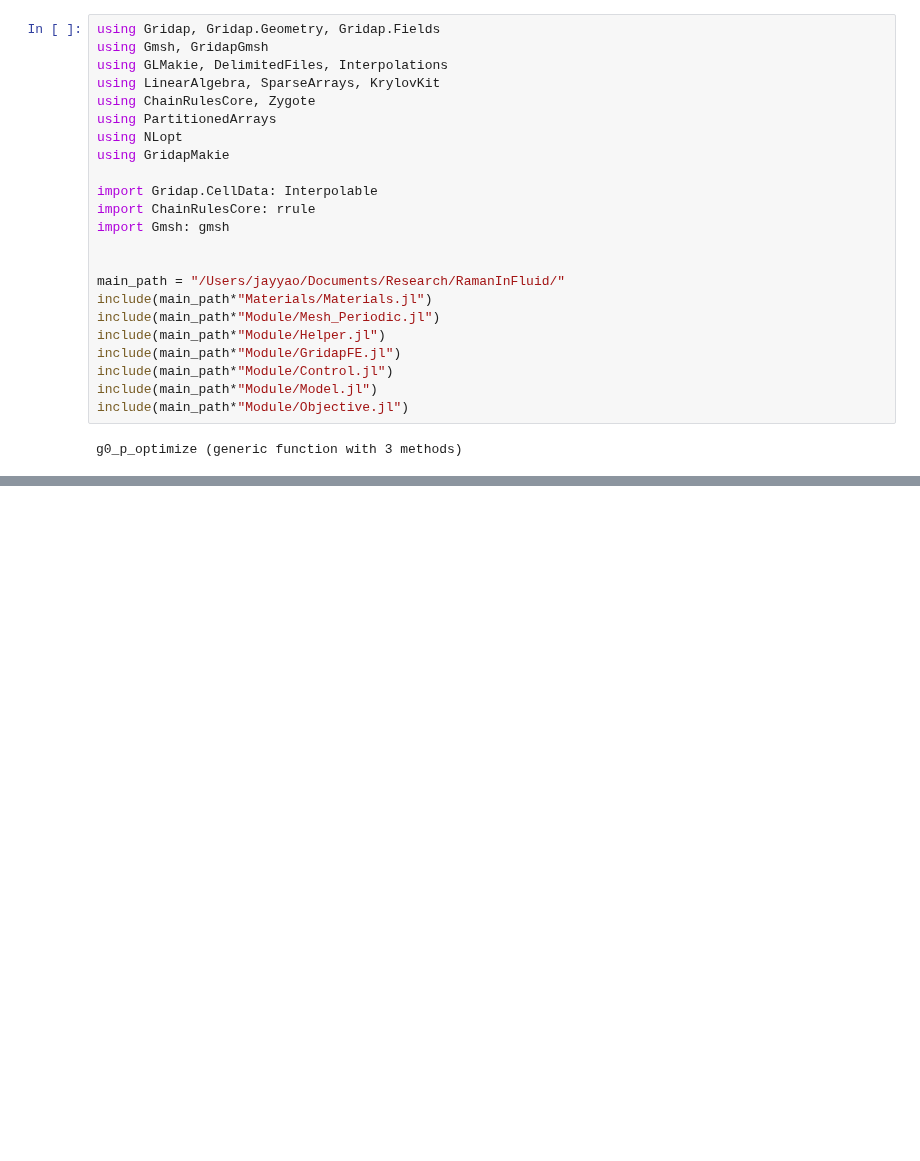
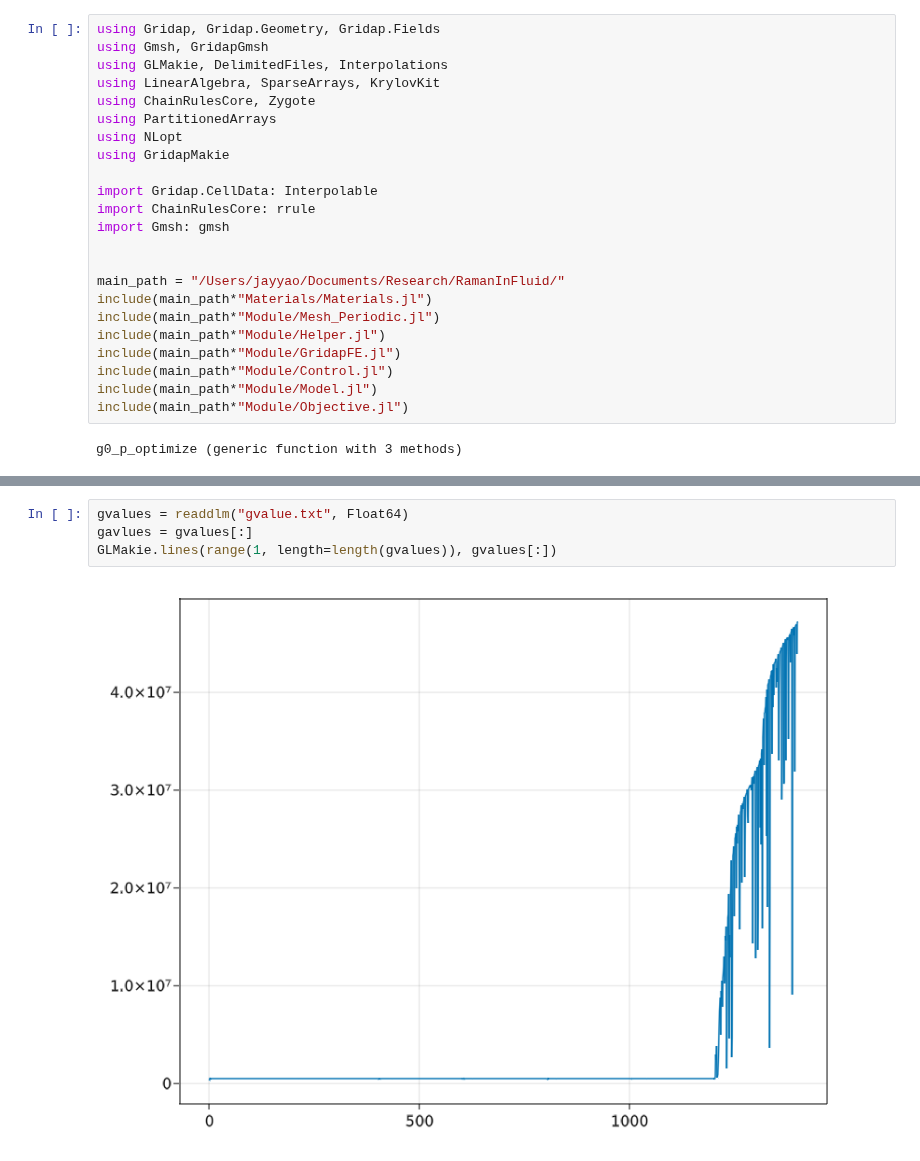
Before and after one commit to WenjieYao/RamanInFluid, a Jupyter notebook: Main.ipynb, the cells around one changed output, grey strips where cells are left out. Drawn from its saved outputs; the diff is of its cells as text; blank space fills up the shorter version.

```diff
--- a/Main.ipynb
+++ b/Main.ipynb
@@ -227,3 +266,9 @@ fig
+# %%
+gvalues = readdlm("gvalue.txt", Float64)
+gavlues = gvalues[:]
+GLMakie.lines(range(1, length=length(gvalues)), gvalues[:])
+# %% [output]
+[figure, added]
 # %%
 p0 = rand(gridap.np)
 δp = rand(gridap.np)*1e-8
```
Also changed, not shown: parts of 17 cells of this notebook, 10 other files.
